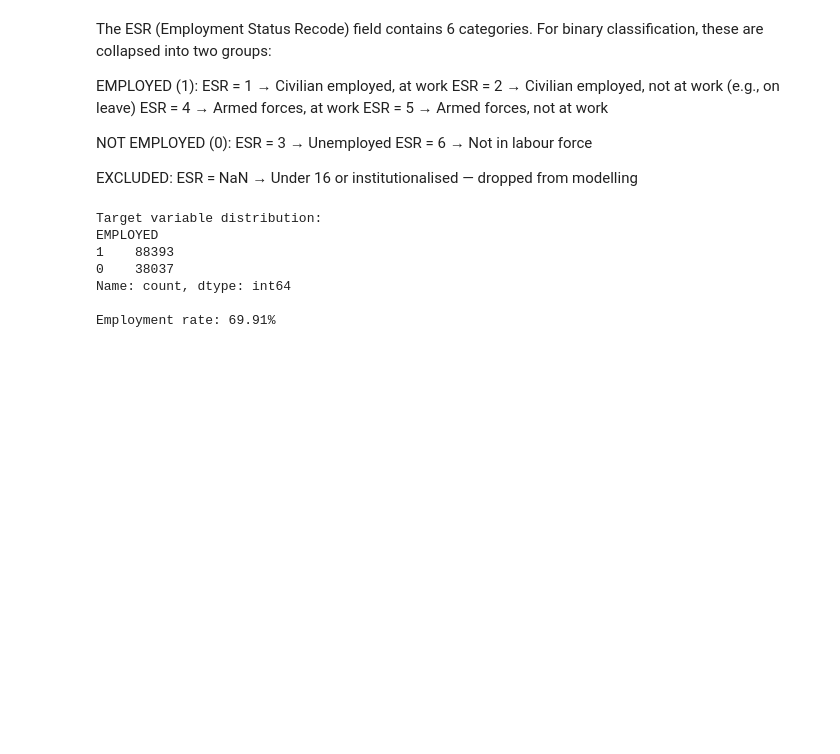
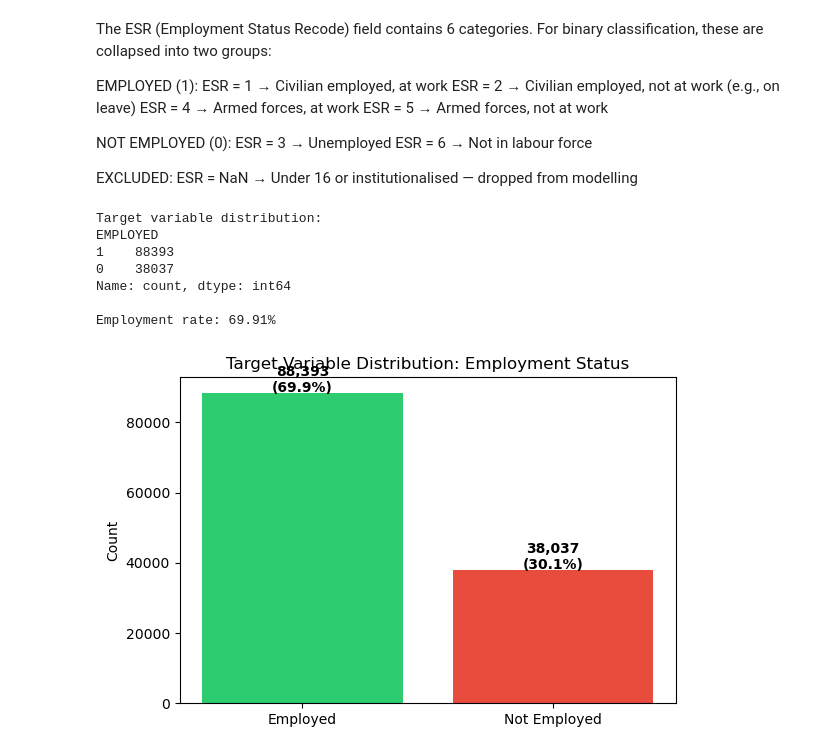
Before and after one commit to ClaraQuilapan/ca2-90-2022475, a Jupyter notebook: Untitled.ipynb, the cells around one changed output. Saved outputs shown, nothing was run; the diff lists cells and outputs as text; code cells hidden in the pictures; blank space fills up the shorter version.

```diff
--- a/Untitled.ipynb
+++ b/Untitled.ipynb
@@ -448,3 +448,25 @@ EMPLOYED
 Name: count, dtype: int64
 
 Employment rate: 69.91%
+# %%
+# Count instances of each class
+counts = df_model["EMPLOYED"].value_counts()
+labels = ["Employed", "Not Employed"]
+
+# Plot bar chart showing absolute counts and percentages
+plt.figure(figsize=(6, 4))
+plt.bar(labels, counts.values, color=["#2ecc71", "#e74c3c"])
+plt.title("Target Variable Distribution: Employment Status")
+plt.ylabel("Count")
+
+# Annotate each bar with count and percentage
+for i, v in enumerate(counts.values):
+    plt.text(i, v + 200, f"{v:,}\n({v/len(df_model):.1%})", ha="center", fontweight="bold")
+
+plt.tight_layout()
+
+# Save figure for inclusion in the project report
+plt.savefig("figures_du/target_distribution.png", dpi=300, bbox_inches="tight")
+plt.show()
+# %% [output]
+[figure, added]
```
Also changed, not shown: parts of 1 cell of this notebook.
